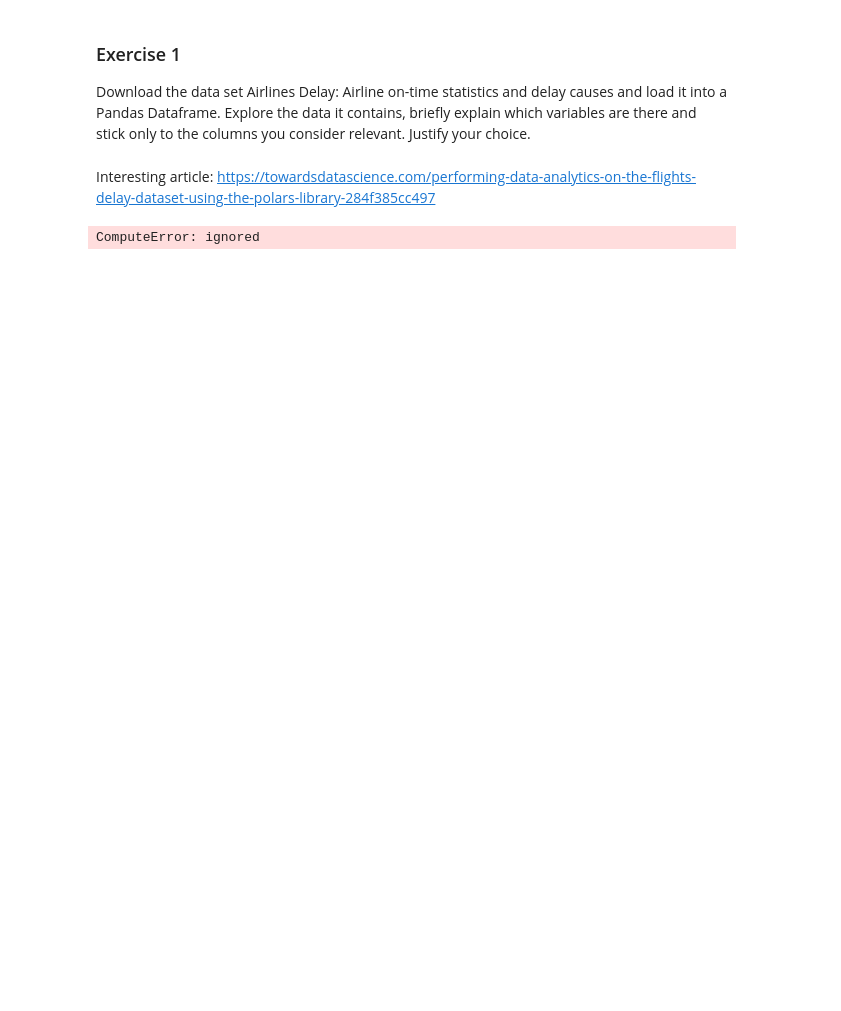
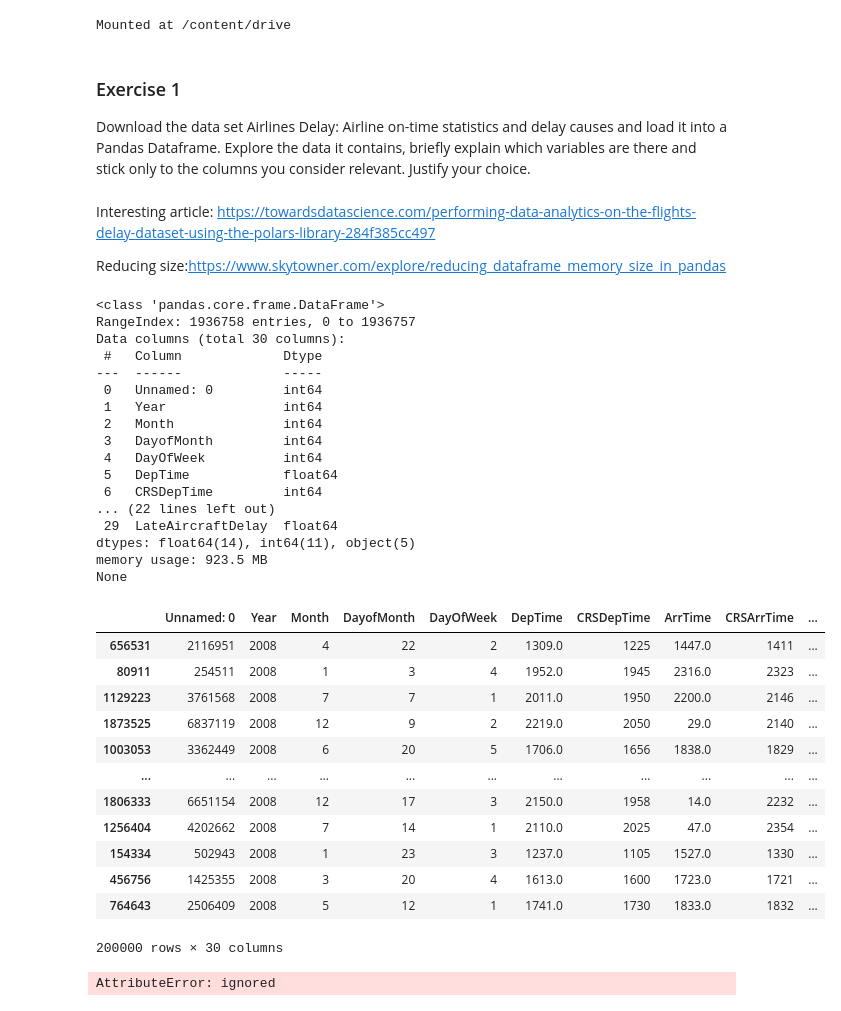
Before and after one commit to ddenebb/programacio_numerica, a Jupyter notebook: Tasca_M3_T02.ipynb, the cells around one changed output. Saved outputs shown, nothing was run; the diff lists cells and outputs as text; code cells hidden in the pictures; blank space fills up the shorter version.

```diff
--- a/Tasca_M3_T02.ipynb
+++ b/Tasca_M3_T02.ipynb
@@ -3,3 +12,8 @@
+# %%
+from google.colab import drive
+drive.mount('/content/drive')
+# %% [output]
+Mounted at /content/drive
 # %% [markdown]
 ### Exercise 1
 
@@ -7,14 +21,60 @@ Download the data set Airlines Delay: Airline on-time statistics and delay cause
 # %% [markdown]
 Interesting article:
 https://towardsdatascience.com/performing-data-analytics-on-the-flights-delay-dataset-using-the-polars-library-284f385cc497
+
+Reducing size:https://www.skytowner.com/explore/reducing_dataframe_memory_size_in_pandas
+# %%
+import numpy as np
+import pandas as pd
+import matplotlib.pyplot as plt
+import polars as pl
+
+path = "/content/drive/MyDrive/Google Colab DS IT Academy/Sprint 3/data/DelayedFlights.csv"
+df = pd.read_csv(path)
+print(df.info(memory_usage='deep'))
+#df
+df_1 = len(df) // 2        # Divide the df by 2
+half_1 = df.iloc[:df_1,]   # Assign the first half to object
+len(half_1)            # Check the length to check the if it is really the half
+
+sampled_df = df.sample(frac=0.3) # Get 30% of the data
+len(sampled_df)                  # check length
+
+Specific_Rows = df.sample(n=200000) # Select 200000 random rows of your dataset
+df =Specific_Rows
+df
+# %% [output]
+<class 'pandas.core.frame.DataFrame'>
+RangeIndex: 1936758 entries, 0 to 1936757
+Data columns (total 30 columns):
+ #   Column             Dtype
+---  ------             -----
+ 0   Unnamed: 0         int64
+ 1   Year               int64
+ 2   Month              int64
+ 3   DayofMonth         int64
+ 4   DayOfWeek          int64
+ 5   DepTime            float64
+ 6   CRSDepTime         int64
+... (22 lines left out)
+ 29  LateAircraftDelay  float64
+dtypes: float64(14), int64(11), object(5)
+memory usage: 923.5 MB
+None
+|  | Unnamed: 0 | Year | Month | DayofMonth | DayOfWeek | DepTime | CRSDepTime | ArrTime | CRSArrTime | ... |
+| 656531 | 2116951 | 2008 | 4 | 22 | 2 | 1309.0 | 1225 | 1447.0 | 1411 | ... |
+| 80911 | 254511 | 2008 | 1 | 3 | 4 | 1952.0 | 1945 | 2316.0 | 2323 | ... |
+| 1129223 | 3761568 | 2008 | 7 | 7 | 1 | 2011.0 | 1950 | 2200.0 | 2146 | ... |
+| 1873525 | 6837119 | 2008 | 12 | 9 | 2 | 2219.0 | 2050 | 29.0 | 2140 | ... |
+| 1003053 | 3362449 | 2008 | 6 | 20 | 5 | 1706.0 | 1656 | 1838.0 | 1829 | ... |
+| ... | ... | ... | ... | ... | ... | ... | ... | ... | ... | ... |
+| 1806333 | 6651154 | 2008 | 12 | 17 | 3 | 2150.0 | 1958 | 14.0 | 2232 | ... |
+| 1256404 | 4202662 | 2008 | 7 | 14 | 1 | 2110.0 | 2025 | 47.0 | 2354 | ... |
+| 154334 | 502943 | 2008 | 1 | 23 | 3 | 1237.0 | 1105 | 1527.0 | 1330 | ... |
+| 456756 | 1425355 | 2008 | 3 | 20 | 4 | 1613.0 | 1600 | 1723.0 | 1721 | ... |
+| 764643 | 2506409 | 2008 | 5 | 12 | 1 | 1741.0 | 1730 | 1833.0 | 1832 | ... |
+200000 rows × 30 columns
 # %%
-import pandas as pd
-import matplotlib.pyplot as plt
-import polars as pl
-
-path = "/content/drive/MyDrive/Google Colab DS IT Academy/Sprint 3/data/DelayedFlights.csv"
-df = pd.read_csv(path)
-
 q = (
     pl.scan_csv(path)
 )
@@ -26,12 +86,13 @@ q = (
 )
 q.collect()
 
+
 q = (
     pl.scan_csv(path)
-    .filter((pl.col('Diverted') != 'null'))
+    .groupby('Distance')
+    .agg(pl.col('Cancelled').sum())
 )
 q.collect()
-
 
 
 #df
@@ -41,4 +102,4 @@ q.collect()
 #df['Diverted'].plot(figsize=(15, 10))
 #plt.show()
 # %% [output]
-ComputeError: ignored
+AttributeError: ignored
```
Also changed, not shown: parts of 19 cells of this notebook.
